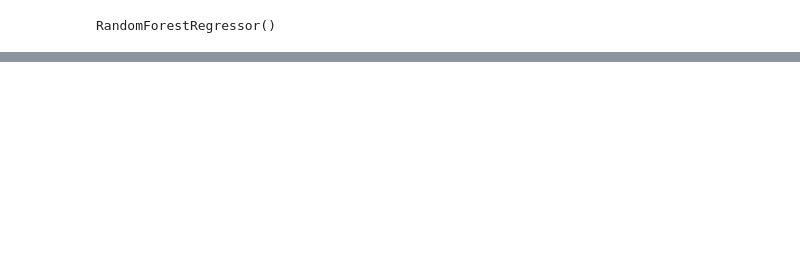
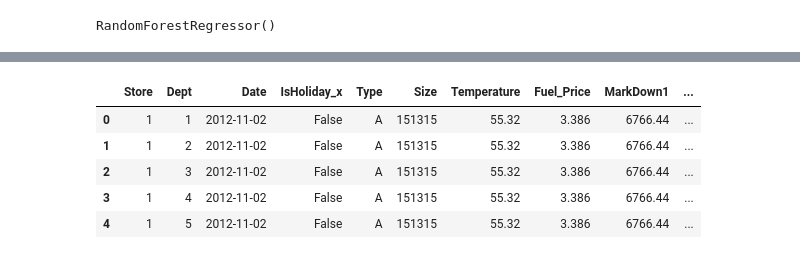
Before and after one commit to Arnav-Aeon/Walmart-Sales-Prediction, a Jupyter notebook: Walmart Sales Forecasting .ipynb, the cells around one changed output, grey strips where cells are left out. Drawn from its saved outputs; the diff is of its cells as text; code cells hidden in the pictures; blank space fills up the shorter version.

```diff
--- a/Walmart Sales Forecasting .ipynb
+++ b/Walmart Sales Forecasting .ipynb
@@ -522,0 +528,11 @@ plt.show()
+# %%
+df_test = test.merge(stores, on = 'Store')
+df_test = df_test.merge(features, on = ['Store', 'Date'])
+df_test.head()
+# %% [output]
+|  | Store | Dept | Date | IsHoliday_x | Type | Size | Temperature | Fuel_Price | MarkDown1 | ... |
+| 0 | 1 | 1 | 2012-11-02 | False | A | 151315 | 55.32 | 3.386 | 6766.44 | ... |
+| 1 | 1 | 2 | 2012-11-02 | False | A | 151315 | 55.32 | 3.386 | 6766.44 | ... |
+| 2 | 1 | 3 | 2012-11-02 | False | A | 151315 | 55.32 | 3.386 | 6766.44 | ... |
+| 3 | 1 | 4 | 2012-11-02 | False | A | 151315 | 55.32 | 3.386 | 6766.44 | ... |
+| 4 | 1 | 5 | 2012-11-02 | False | A | 151315 | 55.32 | 3.386 | 6766.44 | ... |
```
Also changed, not shown: parts of 47 cells of this notebook.
